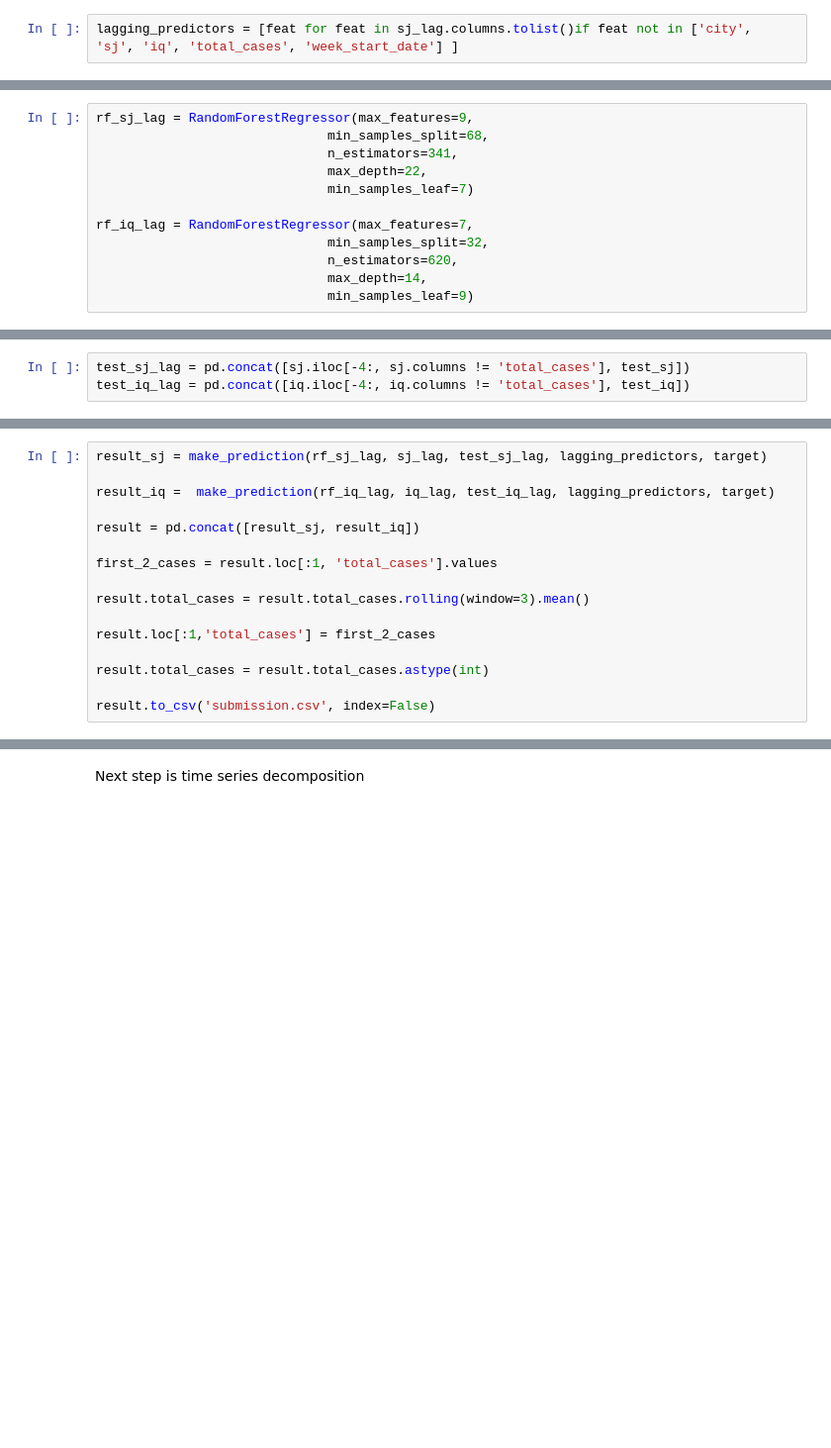
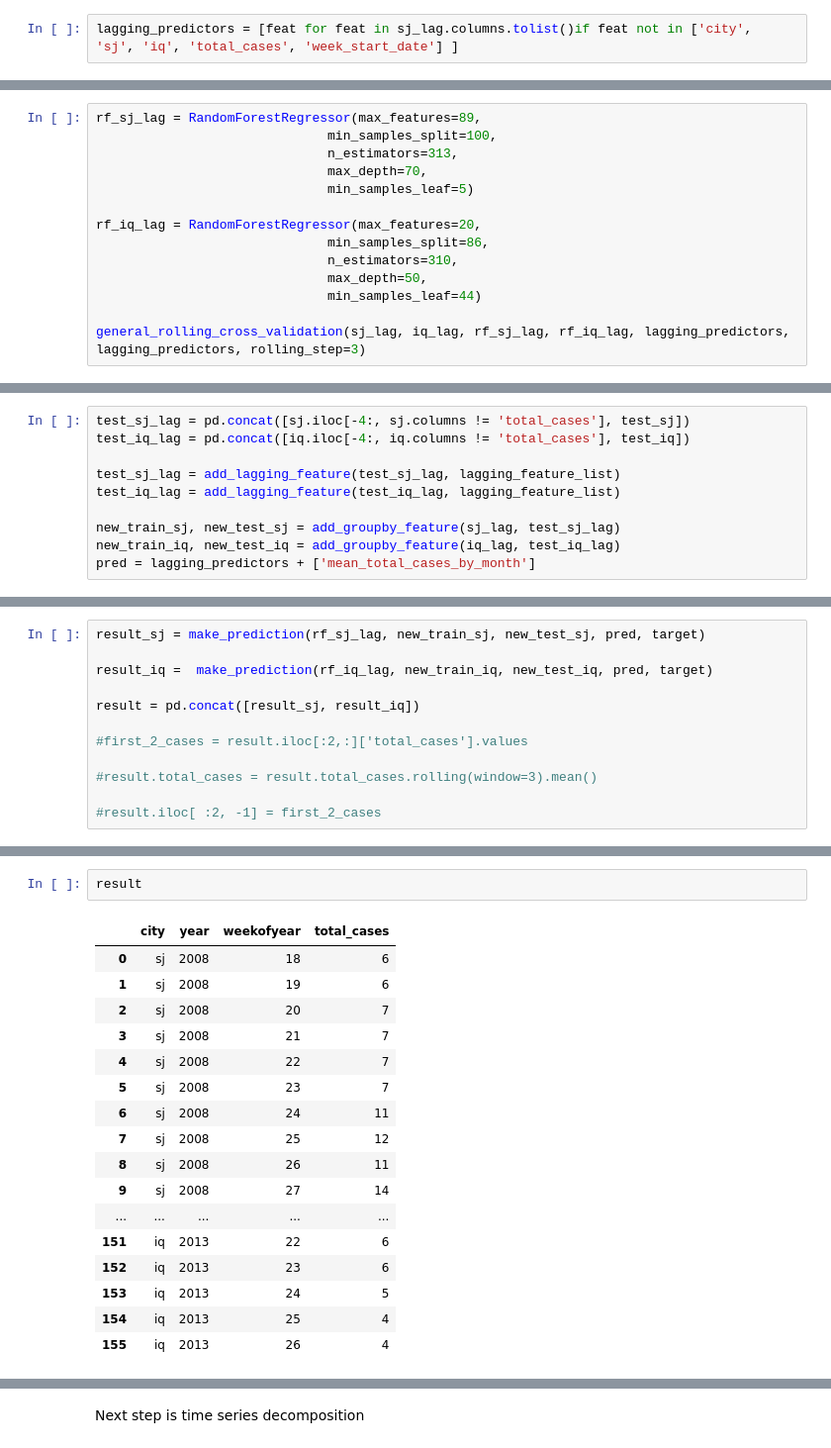
Before and after one commit to du-phan/DengAI, a Jupyter notebook: DengAi.ipynb, the cells around one changed output, grey strips where cells are left out. Shown at 99% size. Saved outputs shown, nothing was run; the diff lists cells and outputs as text; blank space fills up the shorter version.

```diff
--- a/DengAi.ipynb
+++ b/DengAi.ipynb
@@ -1230,12 +1548,14 @@ Wall time: 3min 43s
 # %%
-rf_sj_lag = RandomForestRegressor(max_features=9,
-                              min_samples_split=68,
-                              n_estimators=341,
-                              max_depth=22,
-                              min_samples_leaf=7)
+rf_sj_lag = RandomForestRegressor(max_features=89,
+                              min_samples_split=100,
+                              n_estimators=313,
+                              max_depth=70,
+                              min_samples_leaf=5)
 
-rf_iq_lag = RandomForestRegressor(max_features=7,
-                              min_samples_split=32,
-                              n_estimators=620,
-                              max_depth=14,
-                              min_samples_leaf=9)
+rf_iq_lag = RandomForestRegressor(max_features=20,
+                              min_samples_split=86,
+                              n_estimators=310,
+                              max_depth=50,
+                              min_samples_leaf=44)
+
+general_rolling_cross_validation(sj_lag, iq_lag, rf_sj_lag, rf_iq_lag, lagging_predictors, lagging_predictors, rolling_step=3)
@@ -1248,3 +1602,10 @@ Look like there is an improvement, let's make a submission!
 # %%
 test_sj_lag = pd.concat([sj.iloc[-4:, sj.columns != 'total_cases'], test_sj])
 test_iq_lag = pd.concat([iq.iloc[-4:, iq.columns != 'total_cases'], test_iq])
+
+test_sj_lag = add_lagging_feature(test_sj_lag, lagging_feature_list)
+test_iq_lag = add_lagging_feature(test_iq_lag, lagging_feature_list)
+
+new_train_sj, new_test_sj = add_groupby_feature(sj_lag, test_sj_lag)
+new_train_iq, new_test_iq = add_groupby_feature(iq_lag, test_iq_lag)
+pred = lagging_predictors + ['mean_total_cases_by_month']
@@ -1274,16 +1612,12 @@ test.shape
 # %%
-result_sj = make_prediction(rf_sj_lag, sj_lag, test_sj_lag, lagging_predictors, target)
+result_sj = make_prediction(rf_sj_lag, new_train_sj, new_test_sj, pred, target)
 
-result_iq =  make_prediction(rf_iq_lag, iq_lag, test_iq_lag, lagging_predictors, target)
+result_iq =  make_prediction(rf_iq_lag, new_train_iq, new_test_iq, pred, target)
 
 result = pd.concat([result_sj, result_iq])
 
-first_2_cases = result.loc[:1, 'total_cases'].values
+#first_2_cases = result.iloc[:2,:]['total_cases'].values
 
-result.total_cases = result.total_cases.rolling(window=3).mean()
+#result.total_cases = result.total_cases.rolling(window=3).mean()
 
-result.loc[:1,'total_cases'] = first_2_cases
-
-result.total_cases = result.total_cases.astype(int)
-
-result.to_csv('submission.csv', index=False)
+#result.iloc[ :2, -1] = first_2_cases
@@ -1291,0 +1628,20 @@ New best! 24.512 on LB!
+# %%
+result
+# %% [output]
+|  | city | year | weekofyear | total_cases |
+| 0 | sj | 2008 | 18 | 6 |
+| 1 | sj | 2008 | 19 | 6 |
+| 2 | sj | 2008 | 20 | 7 |
+| 3 | sj | 2008 | 21 | 7 |
+| 4 | sj | 2008 | 22 | 7 |
+| 5 | sj | 2008 | 23 | 7 |
+| 6 | sj | 2008 | 24 | 11 |
+| 7 | sj | 2008 | 25 | 12 |
+| 8 | sj | 2008 | 26 | 11 |
+| 9 | sj | 2008 | 27 | 14 |
+| ... | ... | ... | ... | ... |
+| 151 | iq | 2013 | 22 | 6 |
+| 152 | iq | 2013 | 23 | 6 |
+| 153 | iq | 2013 | 24 | 5 |
+| 154 | iq | 2013 | 25 | 4 |
+| 155 | iq | 2013 | 26 | 4 |
```
Also changed, not shown: parts of 47 cells of this notebook.
